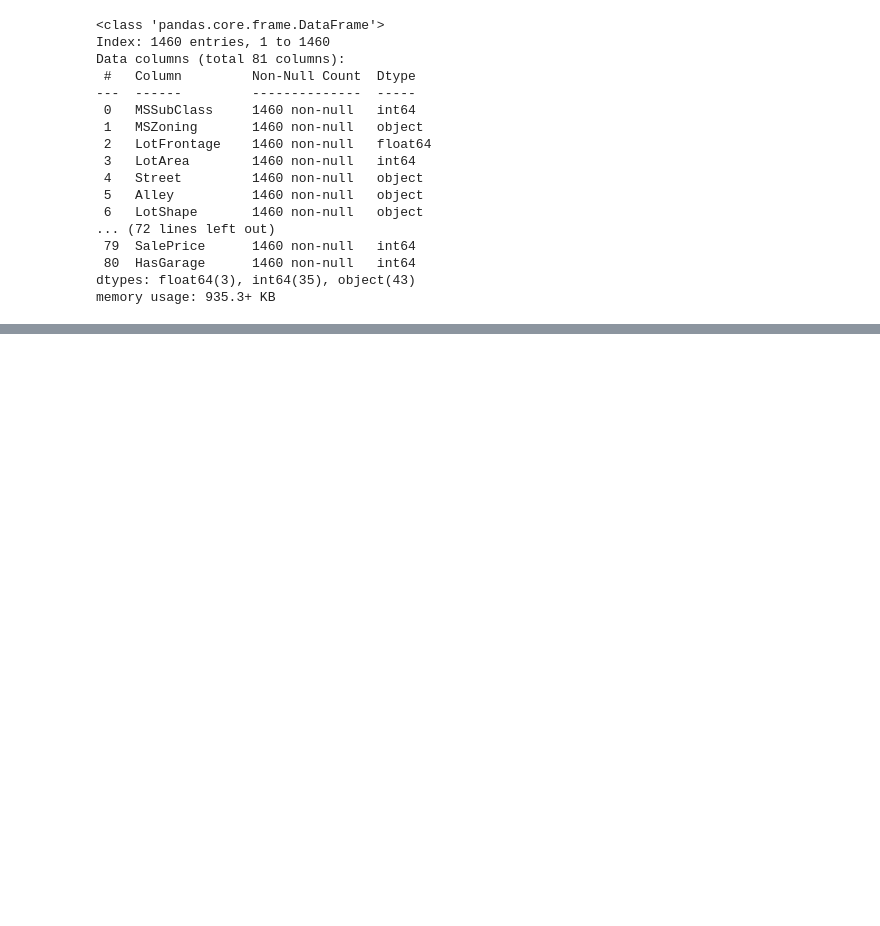
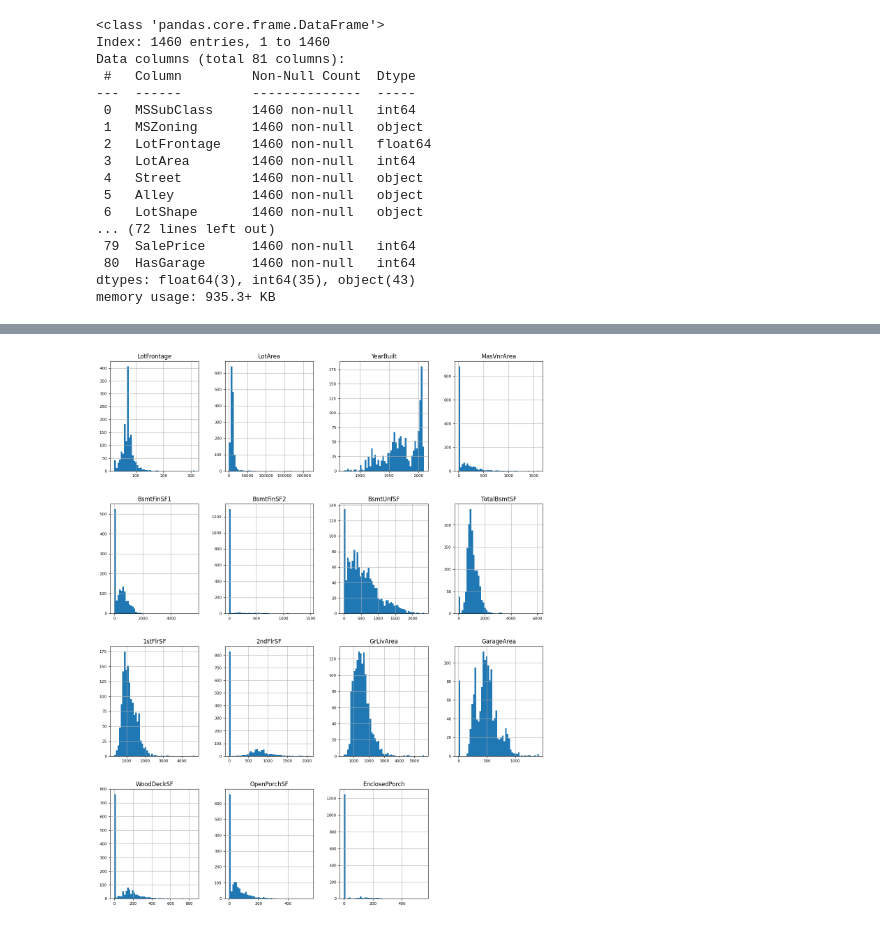
Before and after one commit to nikolaj278/house-prices-prediction, a Jupyter notebook: notebooks/house_prices_prediction.ipynb, the cells around one changed output, grey strips where cells are left out. Saved outputs shown, nothing was run; the diff lists cells and outputs as text; code cells hidden in the pictures; blank space fills up the shorter version.

```diff
--- a/notebooks/house_prices_prediction.ipynb
+++ b/notebooks/house_prices_prediction.ipynb
@@ -62,0 +86,4 @@ num_many = [col for col in num_cols if X[col].nunique() > 100] # numerical featu
+# %%
+X[num_many].hist(figsize=(16, 20), bins=50, xlabelsize=8, ylabelsize=8);
+# %% [output]
+[figure, added]
```
Also changed, not shown: parts of 10 cells of this notebook.
